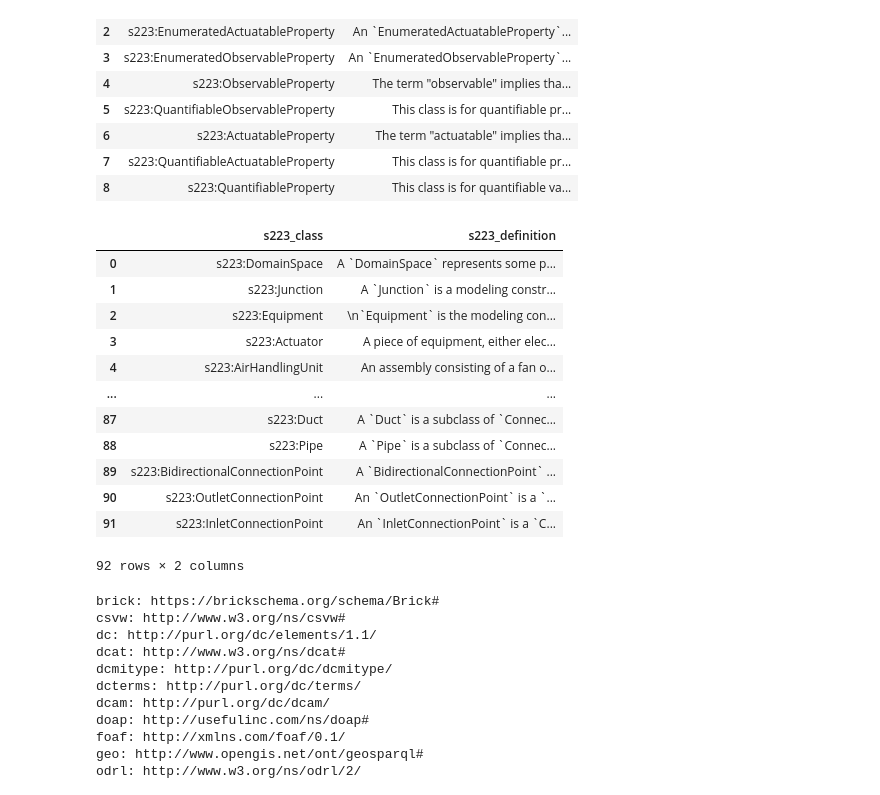
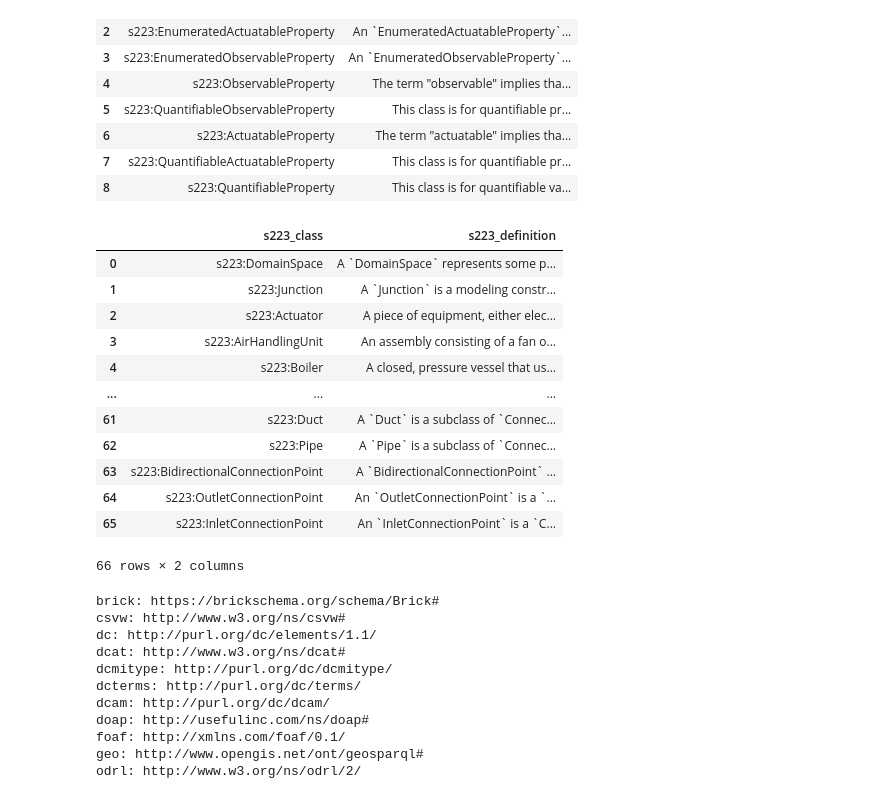
Before and after one commit to lazlop/brick_223_templates, a Jupyter notebook: workbook.ipynb, the cells around one changed output. Drawn from its saved outputs; the diff is of its cells as text; code cells hidden in the pictures.

Commit message:
trying to improve equipment answers

```diff
--- a/workbook.ipynb
+++ b/workbook.ipynb
@@ -134,40 +134,45 @@ s223_properties = prop_df.to_csv(index=False)
 # %%
 # Get possible measurement locations
 loc_query = """ SELECT DISTINCT ?s223_class ?s223_definition WHERE {
     {
     ?s223_class rdfs:subClassOf+ s223:Connectable .
     }
     UNION
     {
     ?s223_class rdfs:subClassOf* s223:Connection .
     }
     UNION
     {
     ?s223_class rdfs:subClassOf+ s223:ConnectionPoint .
     }
     ?s223_class rdfs:comment ?s223_definition .
 
+    # have to remove sensors, as they will be selected for all points
+    FILTER NOT EXISTS {
+        ?s223_class rdfs:subClassOf* s223:Sensor .
+    }
+    FILTER ( ?s223_class != s223:Equipment )
     # Getting rid of extensions
-    FILTER(STRSTARTS (str(?p), \"http://data.ashrae.org/standard223#\")
+    FILTER(STRSTARTS (str(?s223_class), "http://data.ashrae.org/standard223#"))
 }
 """
 loc_df = query_to_df(loc_query, s223)
 display(loc_df)
 s223_loc = loc_df.to_csv(index=False)
 # %% [output]
 |  | s223_class | s223_definition |
 | 0 | s223:DomainSpace | A `DomainSpace` represents some p... |
 | 1 | s223:Junction | A `Junction` is a modeling constr... |
-| 2 | s223:Equipment | \n`Equipment` is the modeling con... |
-| 3 | s223:Actuator | A piece of equipment, either elec... |
-| 4 | s223:AirHandlingUnit | An assembly consisting of a fan o... |
+| 2 | s223:Actuator | A piece of equipment, either elec... |
+| 3 | s223:AirHandlingUnit | An assembly consisting of a fan o... |
+| 4 | s223:Boiler | A closed, pressure vessel that us... |
 | ... | ... | ... |
-| 87 | s223:Duct | A `Duct` is a subclass of `Connec... |
-| 88 | s223:Pipe | A `Pipe` is a subclass of `Connec... |
-| 89 | s223:BidirectionalConnectionPoint | A `BidirectionalConnectionPoint` ... |
-| 90 | s223:OutletConnectionPoint | An `OutletConnectionPoint` is a `... |
-| 91 | s223:InletConnectionPoint | An `InletConnectionPoint` is a `C... |
+| 61 | s223:Duct | A `Duct` is a subclass of `Connec... |
+| 62 | s223:Pipe | A `Pipe` is a subclass of `Connec... |
+| 63 | s223:BidirectionalConnectionPoint | A `BidirectionalConnectionPoint` ... |
+| 64 | s223:OutletConnectionPoint | An `OutletConnectionPoint` is a `... |
+| 65 | s223:InletConnectionPoint | An `InletConnectionPoint` is a `C... |
-92 rows × 2 columns
+66 rows × 2 columns
 # %%
 for prefix, namespace in s223.namespaces():
     print(f"{prefix}: {namespace}")
```
Also changed, not shown: 6 other files.
